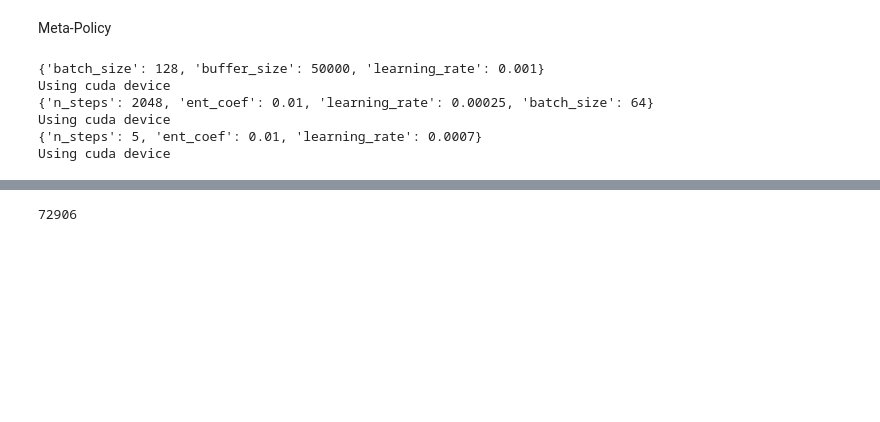
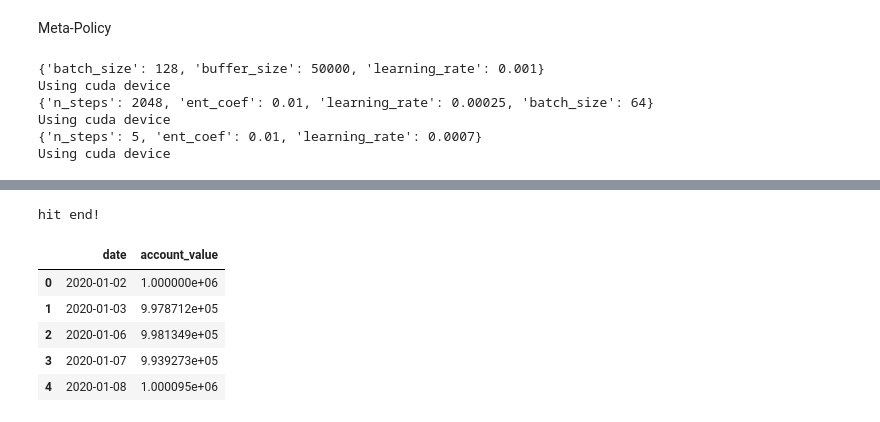
Before and after one commit to natty6418/sentiment-drl-trading, a Jupyter notebook: Trading Bot.ipynb, the cells around one changed output, grey strips where cells are left out. Drawn from its saved outputs; the diff is of its cells as text; code cells hidden in the pictures; blank space fills up the shorter version.

```diff
--- a/Trading Bot.ipynb
+++ b/Trading Bot.ipynb
@@ -822,12 +808,0 @@ a2c_account_value['reward_a2c']   = a2c_account_value['account_value'].diff().fi
-# %%
-combined_rewards = pd.concat(
-    [
-        ddpg_account_value['reward_ddpg'],
-        ppo_account_value['reward_ppo'],
-        a2c_account_value['reward_a2c']
-    ],
-    axis=1
-)
-ppo_actions.size
-# %% [output]
-72906
@@ -854,0 +866,26 @@ returns = df_account_value.pct_change().fillna(0).values
+# %%
+# Get predictions and save account values, actions, rewards, and states
+ddpg_account_value, ddpg_actions, ddpg_states = get_agent_predictions(
+    trained_ddpg, CustomStockTradingEnv(df=trade, **env_kwargs)
+)
+
+
+
+ppo_account_value, ppo_actions, ppo_rewards, ppo_states = get_agent_predictions(
+    trained_ppo, StockTradingEnv(df=trade, **env_kwargs)
+)
+
+a2c_account_value, a2c_actions, a2c_rewards, a2c_states = get_agent_predictions(
+    trained_a2c, StockTradingEnv(df=trade, **env_kwargs)
+)
+# %% [output]
+hit end!
+# %%
+ddpg_account_value.head()
+# %% [output]
+|  | date | account_value |
+| 0 | 2020-01-02 | 1.000000e+06 |
+| 1 | 2020-01-03 | 9.978712e+05 |
+| 2 | 2020-01-06 | 9.981349e+05 |
+| 3 | 2020-01-07 | 9.939273e+05 |
+| 4 | 2020-01-08 | 1.000095e+06 |
```
Also changed, not shown: parts of 33 cells of this notebook, 2 other files.
